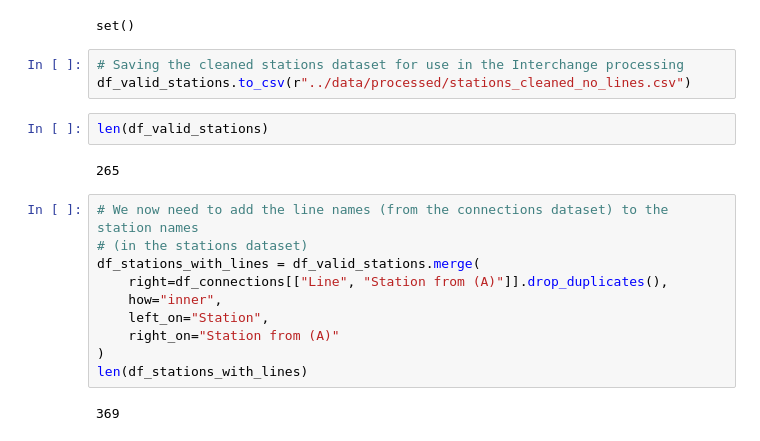
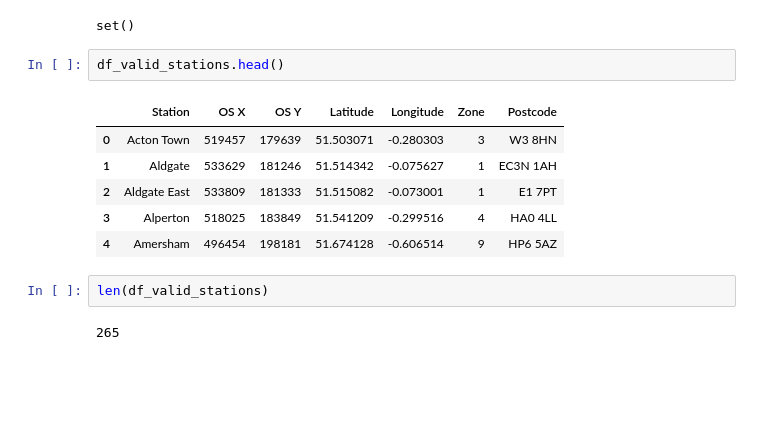
Before and after one commit to ryanhancox/neo4j-london-underground, a Jupyter notebook: notebooks/stations_processing.ipynb, the cells around one changed output. Drawn from its saved outputs; the diff is of its cells as text; blank space fills up the shorter version.

```diff
--- a/notebooks/stations_processing.ipynb
+++ b/notebooks/stations_processing.ipynb
@@ -59,22 +68,16 @@ df_valid_stations = df_stations[mask].reset_index(drop=True)
 connection_stations.difference(df_valid_stations["Station"])
 # %% [output]
 set()
-# %%
-# Saving the cleaned stations dataset for use in the Interchange processing
-df_valid_stations.to_csv(r"../data/processed/stations_cleaned_no_lines.csv")
+# %%
+df_valid_stations.head()
+# %% [output]
+|  | Station | OS X | OS Y | Latitude | Longitude | Zone | Postcode |
+| 0 | Acton Town | 519457 | 179639 | 51.503071 | -0.280303 | 3 | W3 8HN |
+| 1 | Aldgate | 533629 | 181246 | 51.514342 | -0.075627 | 1 | EC3N 1AH |
+| 2 | Aldgate East | 533809 | 181333 | 51.515082 | -0.073001 | 1 | E1 7PT |
+| 3 | Alperton | 518025 | 183849 | 51.541209 | -0.299516 | 4 | HA0 4LL |
+| 4 | Amersham | 496454 | 198181 | 51.674128 | -0.606514 | 9 | HP6 5AZ |
 # %%
 len(df_valid_stations)
 # %% [output]
 265
-# %%
-# We now need to add the line names (from the connections dataset) to the station names
-# (in the stations dataset)
-df_stations_with_lines = df_valid_stations.merge(
-    right=df_connections[["Line", "Station from (A)"]].drop_duplicates(),
-    how="inner",
-    left_on="Station",
-    right_on="Station from (A)"
-)
-len(df_stations_with_lines)
-# %% [output]
-369
```
Also changed, not shown: parts of 9 cells of this notebook, 6 other files.
